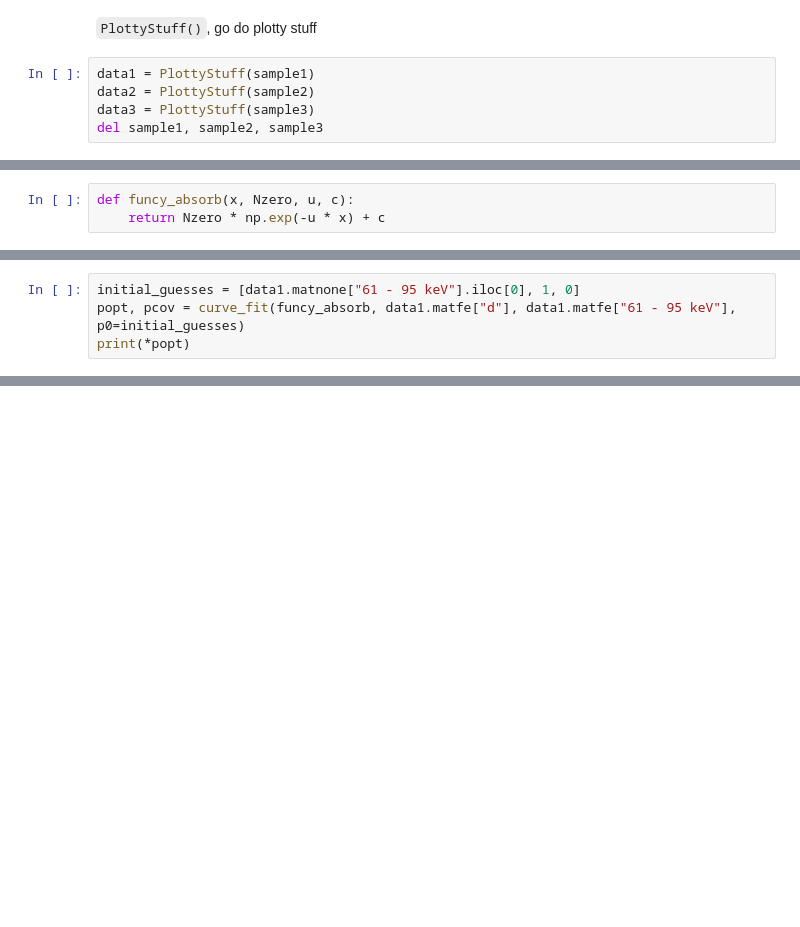
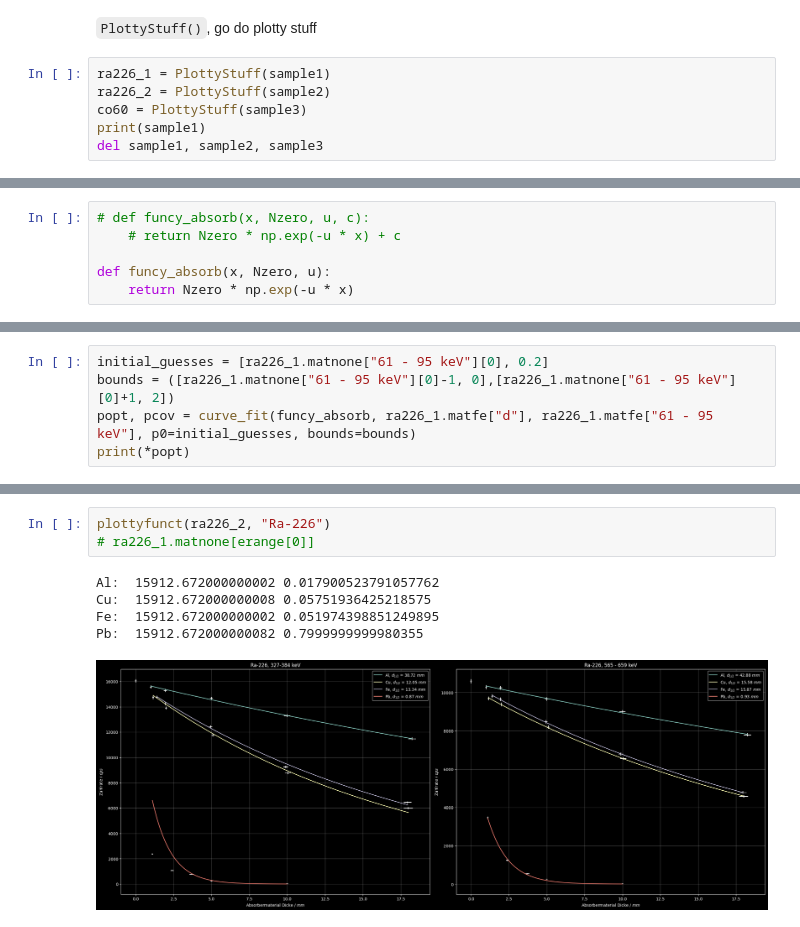
Before and after one commit to HateFindingNames/RadiationProtection_DetectorTechnology, a Jupyter notebook: V10/V10.ipynb, the cells around one changed output, grey strips where cells are left out. Drawn from its saved outputs; the diff is of its cells as text; blank space fills up the shorter version.

Commit message:
plots pimped

```diff
--- a/V10/V10.ipynb
+++ b/V10/V10.ipynb
@@ -129,7 +135,8 @@ class PlottyStuff():
 # %% [markdown]
 ``PlottyStuff()``, go do plotty stuff
 # %%
-data1 = PlottyStuff(sample1)
-data2 = PlottyStuff(sample2)
-data3 = PlottyStuff(sample3)
+ra226_1 = PlottyStuff(sample1)
+ra226_2 = PlottyStuff(sample2)
+co60 = PlottyStuff(sample3)
+print(sample1)
 del sample1, sample2, sample3
@@ -136,3 +145,6 @@ del sample1, sample2, sample3
 # %%
-def funcy_absorb(x, Nzero, u, c):
-    return Nzero * np.exp(-u * x) + c
+# def funcy_absorb(x, Nzero, u, c):
+    # return Nzero * np.exp(-u * x) + c
+
+def funcy_absorb(x, Nzero, u):
+    return Nzero * np.exp(-u * x)
@@ -139,4 +153,5 @@ def funcy_absorb(x, Nzero, u, c):
 # %%
-initial_guesses = [data1.matnone["61 - 95 keV"].iloc[0], 1, 0]
-popt, pcov = curve_fit(funcy_absorb, data1.matfe["d"], data1.matfe["61 - 95 keV"], p0=initial_guesses)
+initial_guesses = [ra226_1.matnone["61 - 95 keV"][0], 0.2]
+bounds = ([ra226_1.matnone["61 - 95 keV"][0]-1, 0],[ra226_1.matnone["61 - 95 keV"][0]+1, 2])
+popt, pcov = curve_fit(funcy_absorb, ra226_1.matfe["d"], ra226_1.matfe["61 - 95 keV"], p0=initial_guesses, bounds=bounds)
 print(*popt)
@@ -146,0 +312,9 @@ Hier werden nun nacheinander die Messdaten extrahiert und aufgetragen. Zu bemerk
+# %%
+plottyfunct(ra226_2, "Ra-226")
+# ra226_1.matnone[erange[0]]
+# %% [output]
+Al:  15912.672000000002 0.017900523791057762
+Cu:  15912.672000000008 0.05751936425218575
+Fe:  15912.672000000002 0.051974398851249895
+Pb:  15912.672000000082 0.7999999999980355
+[figure, added]
```
Also changed, not shown: parts of 17 cells of this notebook.
